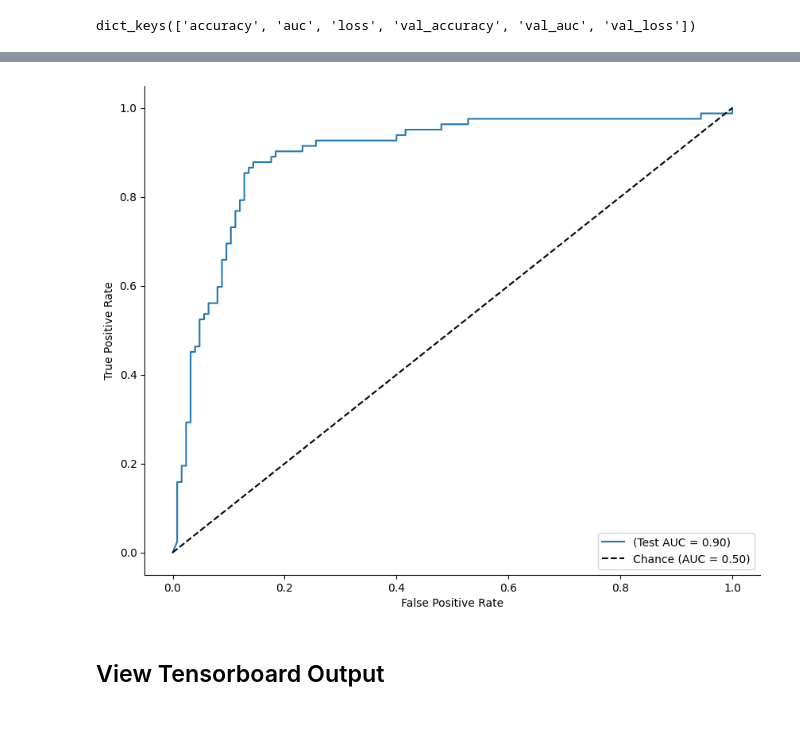
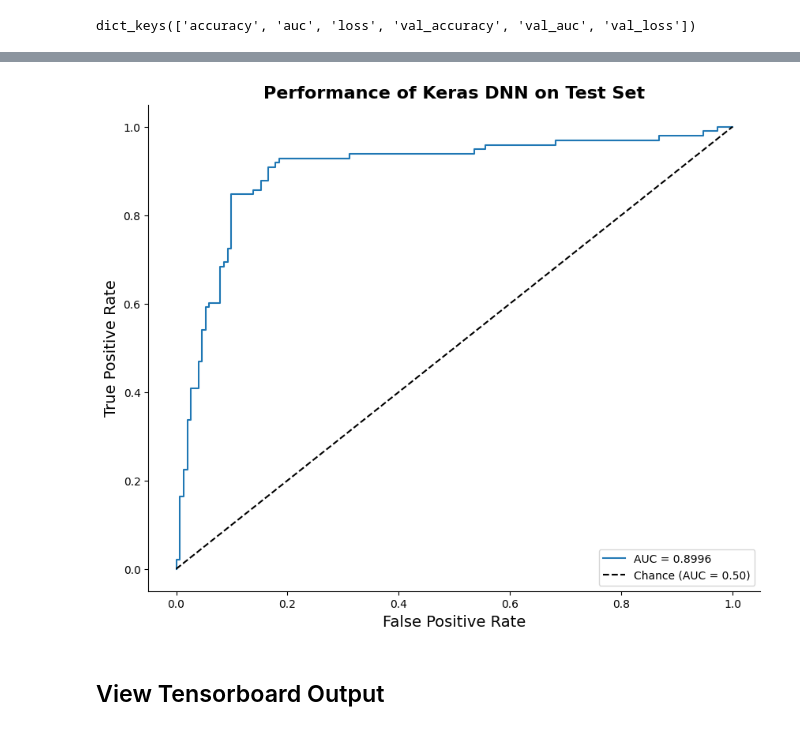
Before and after one commit to 1-gut/machine_learning_for_ibd_fatigue, a Jupyter notebook: 6_tensorflow_trial.ipynb, the cells around one changed output, grey strips where cells are left out. Saved outputs shown, nothing was run; the diff lists cells and outputs as text; code cells hidden in the pictures.

```diff
--- a/6_tensorflow_trial.ipynb
+++ b/6_tensorflow_trial.ipynb
@@ -118,7 +118,7 @@ GroupShuffleSplit used to ensure same participant only appears in either train o
 # First split into train and temp 70% train, 30% temp which will be split 50:50 into 15% val and 15% test
 
 # GroupShuffleSplit
-splitter = GroupShuffleSplit(test_size=0.3, n_splits=1, random_state=random_seed)
+splitter = GroupShuffleSplit(test_size=0.4, n_splits=1, random_state=random_seed)
 
 # Perform the split
 for train_idx, test_idx in splitter.split(df, groups=df["study_id"]):
@@ -162,9 +162,10 @@ Test shape: (207, 80)
 # %%
 model = keras.Sequential(
     [
-        layers.Dense(80, activation="relu"),
+        layers.Dense(85, activation="relu"),
         layers.Dropout(0.3),
-        layers.Dense(40, activation="relu"),
+        layers.Dense(85, activation="relu"),
+        layers.Dropout(0.3),
         layers.Dense(1, activation="sigmoid"),
     ]
 )
@@ -179,8 +180,8 @@ model.compile(optimizer="rmsprop", loss="binary_crossentropy", metrics=["accurac
 history = model.fit(
     X_train,
     y_train,
-    epochs=400,
-    batch_size=512,
+    batch_size=32,
+    epochs=50,
     validation_data=(X_val, y_val),
     callbacks=[tensorboard_callback],
 )
@@ -261,5 +283,5 @@ results = model.evaluate(X_test, y_test)
 # %%
-y_pred = model.predict(X_test).ravel()
+y_pred = model.predict(X_test)
 fpr, tpr, thresholds = roc_curve(y_test, y_pred)
-test_auc = auc(fpr, tpr)
+test_auc = roc_auc_score(y_test, y_pred)
 # %% [output]
@@ -267,32 +289,32 @@ test_auc = auc(fpr, tpr)
 # %%
 plt.figure(figsize=(10, 8))
 
 plt.plot(fpr, tpr,
-    label=f"(Test AUC = {test_auc:.2f})",
+    label=f"AUC = {test_auc:.4f}",
 )
 
 # Add baseline and plot details
 plt.plot([0, 1], [0, 1], "k--", label="Chance (AUC = 0.50)")
-plt.xlabel("False Positive Rate")
-plt.ylabel("True Positive Rate")
-plt.title("")
+plt.xlabel("False Positive Rate", fontsize=14)
+plt.ylabel("True Positive Rate", fontsize=14)
+plt.title("Performance of Keras DNN on Test Set", fontsize=16, fontweight="bold")
 plt.legend(loc="lower right")
 
 # Remove the top and right spines
 ax = plt.gca()
 ax.spines["top"].set_visible(False)
 ax.spines["right"].set_visible(False)
 
 # Define the absolute path
 save_path = f"{output_path}{file_prefix}_roc_curves.png"
 
 # Save the plot to the specified path
-plt.savefig(save_path, dpi=300)
+plt.savefig(save_path, dpi=300, bbox_inches="tight")
 
 # Display the plot
 plt.show()
 # %% [output]
-[figure, old version]
+[figure, new version]
 # %% [markdown]
 ## View Tensorboard Output
 # %% [markdown]
```
Also changed, not shown: parts of 17 cells of this notebook, 6 other files.
